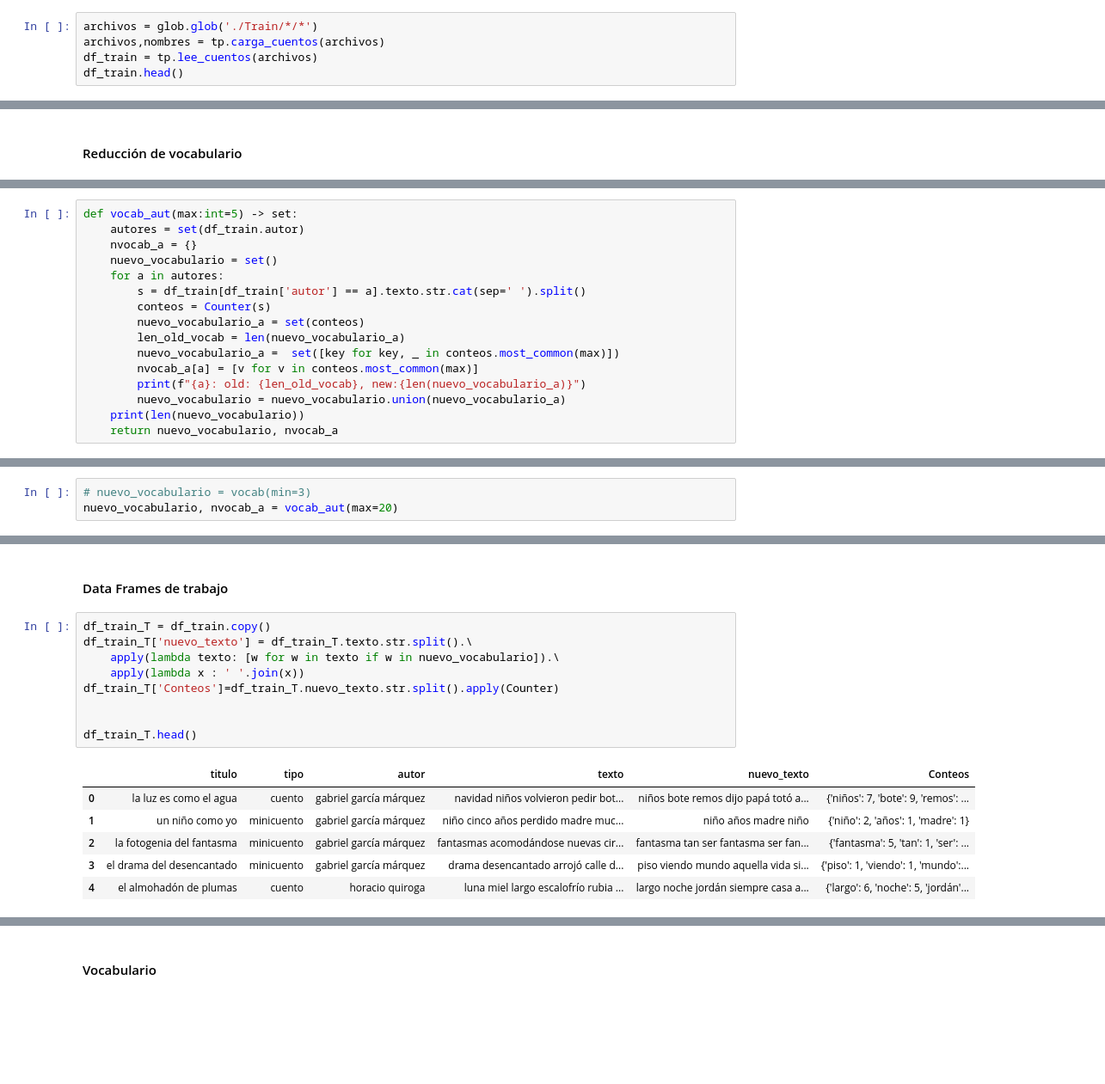
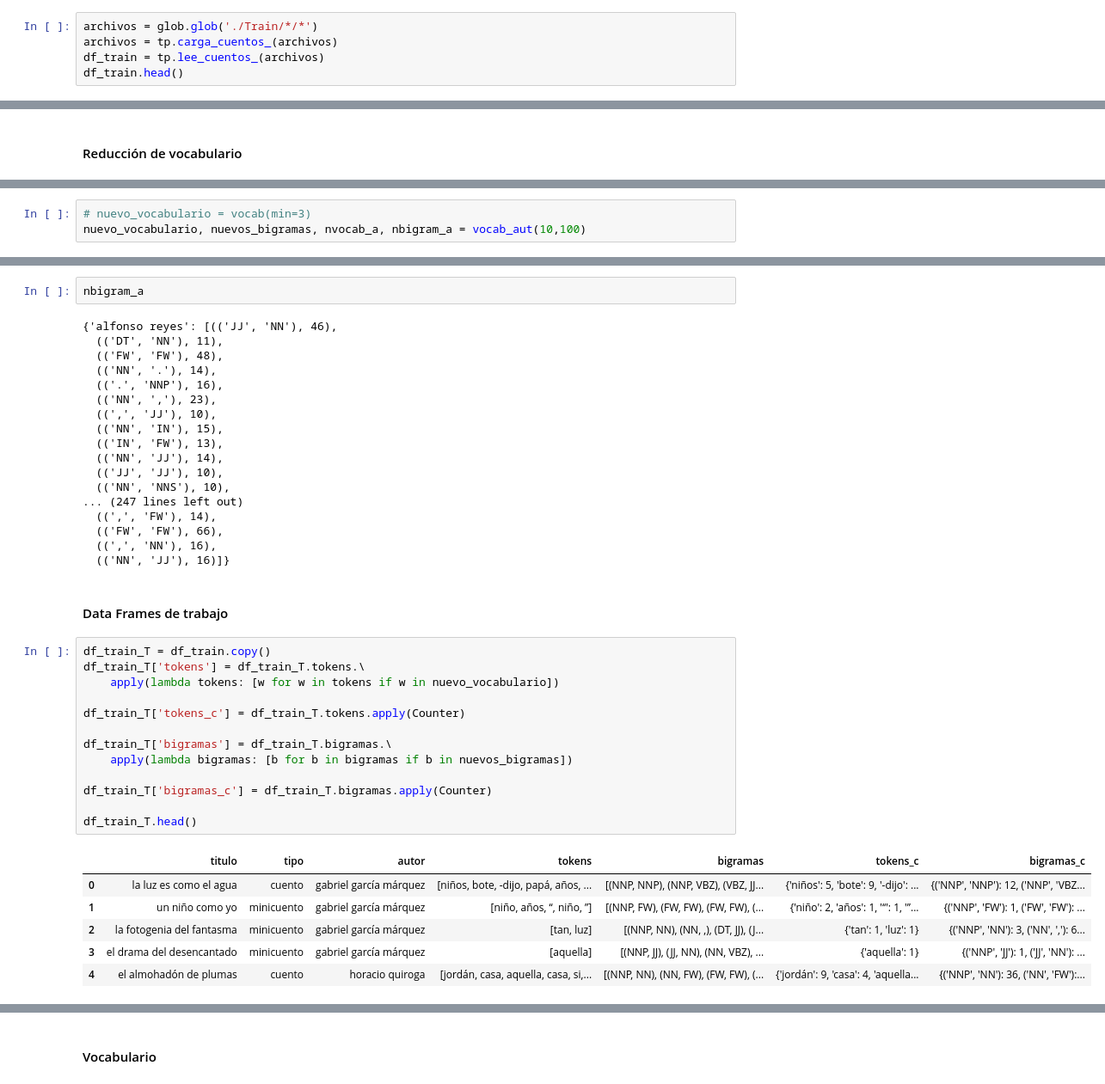
Before and after one commit to robertorys/Tesis, a Jupyter notebook: Test_mib_v2_3_3.ipynb, the cells around one changed output, grey strips where cells are left out. Shown at 86% size. Saved outputs shown, nothing was run; the diff lists cells and outputs as text; blank space fills up the shorter version.

```diff
--- a/Test_mib_v2_3_3.ipynb
+++ b/Test_mib_v2_3_3.ipynb
@@ -781,7 +789,7 @@ $P(A)P(T|A)\displaystyle \prod_{i=0}^{n} P(W_i|AT)$
 #### Obtención de datos para el entrenamiento
 # %%
 archivos = glob.glob('./Train/*/*')
-archivos,nombres = tp.carga_cuentos(archivos)
-df_train = tp.lee_cuentos(archivos)
+archivos = tp.carga_cuentos_(archivos)
+df_train = tp.lee_cuentos_(archivos)
 df_train.head()
 # %% [output]
@@ -826,16 +817,0 @@ def vocab(max:int = None, min = 5) -> set:
-# %%
-def vocab_aut(max:int=5) -> set:
-    autores = set(df_train.autor)
-    nvocab_a = {}
-    nuevo_vocabulario = set()
-    for a in autores:
-        s = df_train[df_train['autor'] == a].texto.str.cat(sep=' ').split()
-        conteos = Counter(s)
-        nuevo_vocabulario_a = set(conteos)
-        len_old_vocab = len(nuevo_vocabulario_a)
-        nuevo_vocabulario_a =  set([key for key, _ in conteos.most_common(max)])
-        nvocab_a[a] = [v for v in conteos.most_common(max)]
-        print(f"{a}: old: {len_old_vocab}, new:{len(nuevo_vocabulario_a)}")
-        nuevo_vocabulario = nuevo_vocabulario.union(nuevo_vocabulario_a)
-    print(len(nuevo_vocabulario))
-    return nuevo_vocabulario, nvocab_a
@@ -842,4 +865,4 @@ def vocab_aut(max:int=5) -> set:
 # %%
 # nuevo_vocabulario = vocab(min=3)
-nuevo_vocabulario, nvocab_a = vocab_aut(max=20)
+nuevo_vocabulario, nuevos_bigramas, nvocab_a, nbigram_a = vocab_aut(10,100)
 # %% [output]
@@ -857,20 +886,44 @@ josé saramago: old: 414, new:20
+# %%
+nbigram_a
+# %% [output]
+{'alfonso reyes': [(('JJ', 'NN'), 46),
+  (('DT', 'NN'), 11),
+  (('FW', 'FW'), 48),
+  (('NN', '.'), 14),
+  (('.', 'NNP'), 16),
+  (('NN', ','), 23),
+  ((',', 'JJ'), 10),
+  (('NN', 'IN'), 15),
+  (('IN', 'FW'), 13),
+  (('NN', 'JJ'), 14),
+  (('JJ', 'JJ'), 10),
+  (('NN', 'NNS'), 10),
+... (247 lines left out)
+  ((',', 'FW'), 14),
+  (('FW', 'FW'), 66),
+  ((',', 'NN'), 16),
+  (('NN', 'JJ'), 16)]}
 # %% [markdown]
 #### Data Frames de trabajo
 # %%
 df_train_T = df_train.copy()
-df_train_T['nuevo_texto'] = df_train_T.texto.str.split().\
-    apply(lambda texto: [w for w in texto if w in nuevo_vocabulario]).\
-    apply(lambda x : ' '.join(x))
-df_train_T['Conteos']=df_train_T.nuevo_texto.str.split().apply(Counter)
+df_train_T['tokens'] = df_train_T.tokens.\
+    apply(lambda tokens: [w for w in tokens if w in nuevo_vocabulario])
 
+df_train_T['tokens_c'] = df_train_T.tokens.apply(Counter)
+
+df_train_T['bigramas'] = df_train_T.bigramas.\
+    apply(lambda bigramas: [b for b in bigramas if b in nuevos_bigramas])
+
+df_train_T['bigramas_c'] = df_train_T.bigramas.apply(Counter)
 
 df_train_T.head()
 # %% [output]
-|  | titulo | tipo | autor | texto | nuevo_texto | Conteos |
-| 0 | la luz es como el agua | cuento | gabriel garcía márquez | navidad niños volvieron pedir bot... | niños bote remos dijo papá totó a... | {'niños': 7, 'bote': 9, 'remos': ... |
-| 1 | un niño como yo | minicuento | gabriel garcía márquez | niño cinco años perdido madre muc... | niño años madre niño | {'niño': 2, 'años': 1, 'madre': 1} |
-| 2 | la fotogenia del fantasma | minicuento | gabriel garcía márquez | fantasmas acomodándose nuevas cir... | fantasma tan ser fantasma ser fan... | {'fantasma': 5, 'tan': 1, 'ser': ... |
-| 3 | el drama del desencantado | minicuento | gabriel garcía márquez | drama desencantado arrojó calle d... | piso viendo mundo aquella vida si... | {'piso': 1, 'viendo': 1, 'mundo':... |
-| 4 | el almohadón de plumas | cuento | horacio quiroga | luna miel largo escalofrío rubia ... | largo noche jordán siempre casa a... | {'largo': 6, 'noche': 5, 'jordán'... |
+|  | titulo | tipo | autor | tokens | bigramas | tokens_c | bigramas_c |
+| 0 | la luz es como el agua | cuento | gabriel garcía márquez | [niños, bote, -dijo, papá, años, ... | [(NNP, NNP), (NNP, VBZ), (VBZ, JJ... | {'niños': 5, 'bote': 9, '-dijo': ... | {('NNP', 'NNP'): 12, ('NNP', 'VBZ... |
+| 1 | un niño como yo | minicuento | gabriel garcía márquez | [niño, años, “, niño, ”] | [(NNP, FW), (FW, FW), (FW, FW), (... | {'niño': 2, 'años': 1, '“': 1, '”... | {('NNP', 'FW'): 1, ('FW', 'FW'): ... |
+| 2 | la fotogenia del fantasma | minicuento | gabriel garcía márquez | [tan, luz] | [(NNP, NN), (NN, ,), (DT, JJ), (J... | {'tan': 1, 'luz': 1} | {('NNP', 'NN'): 3, ('NN', ','): 6... |
+| 3 | el drama del desencantado | minicuento | gabriel garcía márquez | [aquella] | [(NNP, JJ), (JJ, NN), (NN, VBZ), ... | {'aquella': 1} | {('NNP', 'JJ'): 1, ('JJ', 'NN'): ... |
+| 4 | el almohadón de plumas | cuento | horacio quiroga | [jordán, casa, aquella, casa, si,... | [(NNP, NN), (NN, FW), (FW, FW), (... | {'jordán': 9, 'casa': 4, 'aquella... | {('NNP', 'NN'): 36, ('NN', 'FW'):... |
 # %%
 df_test_T = df_test.copy()
```
Also changed, not shown: parts of 26 cells of this notebook, 2 other files.
